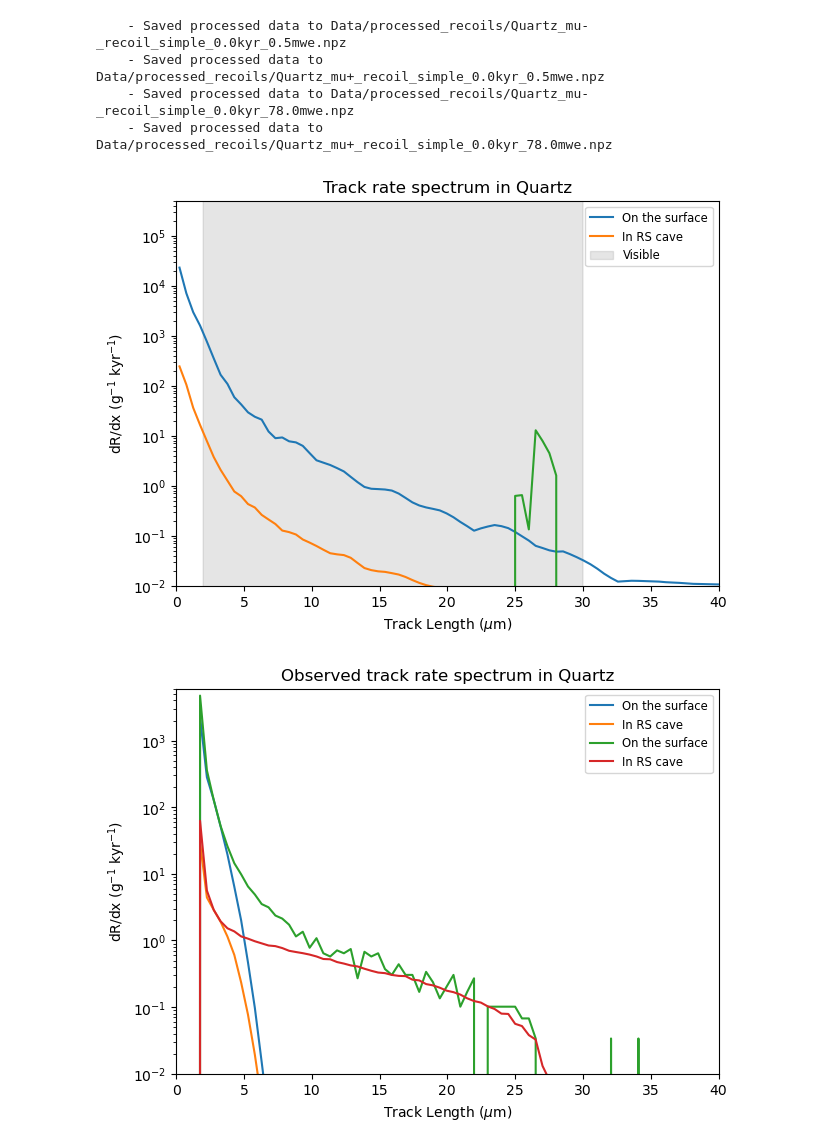
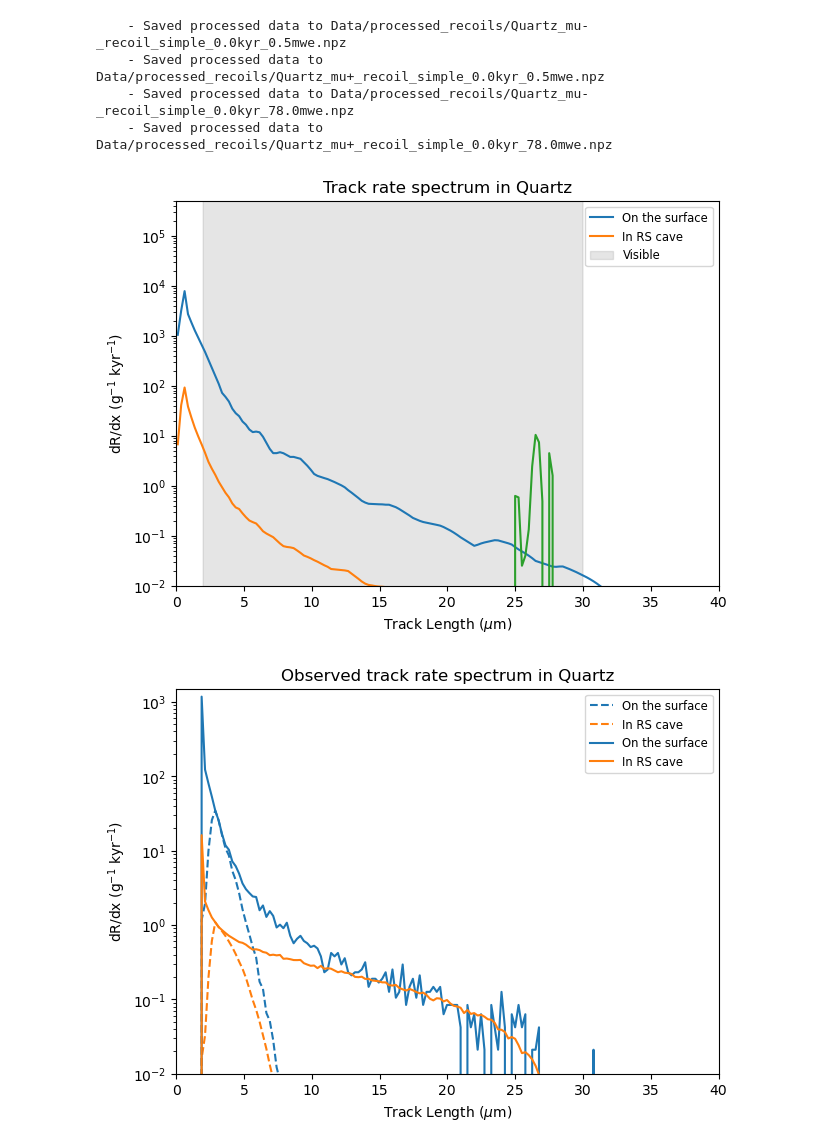
Before and after one commit to cgalelli/PrimusCode, a Jupyter notebook: RSC_analysis.ipynb, the cells around one changed output. Drawn from its saved outputs; the diff is of its cells as text; code cells hidden in the pictures.

Commit message:
Switch to asymm gaussian for efficiency

```diff
--- a/RSC_analysis.ipynb
+++ b/RSC_analysis.ipynb
@@ -44,7 +44,7 @@ exposure_window_kyr = 250.      # Duration of CR signal exposure in kyr
 event_overburden_density_g_cm3 = 2.6
 event_overburden_depth = 30.
 
-x_bins = np.linspace(0, 50000, 100)        #Track length bins in nm
+x_bins = np.linspace(0, 50000, 200)        #Track length bins in nm
 x_mids = x_bins[:-1] + np.diff(x_bins) / 2
 # %%
 CONFIG = yaml.safe_load(open('Data/basic_config.yaml', 'r'))
@@ -148,34 +148,34 @@ ax.legend(fontsize='small', loc='upper right')
 plt.savefig("Plots/RSC_drdx.png", dpi=500)
 plt.show()
 # %% [output]
-[figure, old version]
+[figure, new version]
 # %%
 smeared_up = smear_spectrum(tracks_up + tracks_fission, 95, sigma_left=0.5, sigma_right=0.5)
-sliced_up = slice_spectrum(x_bins, smeared_up, bulk_etching_depth=500, pit_width=2000.)
+sliced_up = slice_spectrum(x_bins, smeared_up, bulk_etching_depth=1000, pit_width=2000.)
 
 smeared_down = smear_spectrum(tracks_down + tracks_fission, 95, sigma_left=0.5, sigma_right=0.5)
-sliced_down = slice_spectrum(x_bins, smeared_down, bulk_etching_depth=500, pit_width=2000.)
+sliced_down = slice_spectrum(x_bins, smeared_down, bulk_etching_depth=1000, pit_width=2000.)
 # %%
-counts_with_efficiency_up = detection_model_efficiency(x_bins, sliced_up, 3000., 1000.)
-counts_with_efficiency_down = detection_model_efficiency(x_bins, sliced_down, 3000., 1000.)
+counts_with_efficiency_up = detection_model_efficiency(x_bins, sliced_up, 3000., 300., 1500.)
+counts_with_efficiency_down = detection_model_efficiency(x_bins, sliced_down, 3000., 300., 1500.)
 # %%
 fig, ax = plt.subplots(figsize=[7, 5])
 
-ax.plot(x_mids/1000., counts_with_efficiency_up, label='On the surface')
-ax.plot(x_mids/1000., counts_with_efficiency_down, label='In RS cave')
+ax.plot(x_mids/1000., counts_with_efficiency_up, color = 'C0', linestyle = '--', label='On the surface')
+ax.plot(x_mids/1000., counts_with_efficiency_down, color = 'C1', linestyle = '--',  label='In RS cave')
 
-ax.plot(x_mids/1000., sliced_up, label='On the surface')
-ax.plot(x_mids/1000., sliced_down, label='In RS cave')
+ax.plot(x_mids/1000., sliced_up, color = 'C0', linestyle = '-', label='On the surface')
+ax.plot(x_mids/1000., sliced_down, color = 'C1', linestyle = '-', label='In RS cave')
 
 ax.set_yscale("log")
 #ax.set_xscale("log")
 ax.set_xlabel(r"Track Length ($\mu$m)")
 ax.set_ylabel(r"dR/dx (g$^{-1}$ kyr$^{-1}$)")
 ax.set_title(f"Observed track rate spectrum in {mineral_name}")
-ax.set_ylim(1e-2, 6e3)
+ax.set_ylim(1e-2, 1.5e3)
 ax.set_xlim(0., 40.)
 ax.legend(fontsize='small', loc='upper right')
 plt.savefig("Plots/RSC_drdxobs.png", dpi=500)
 plt.show()
 # %% [output]
-[figure, old version]
+[figure, new version]
```
Also changed, not shown: 1 other file.
